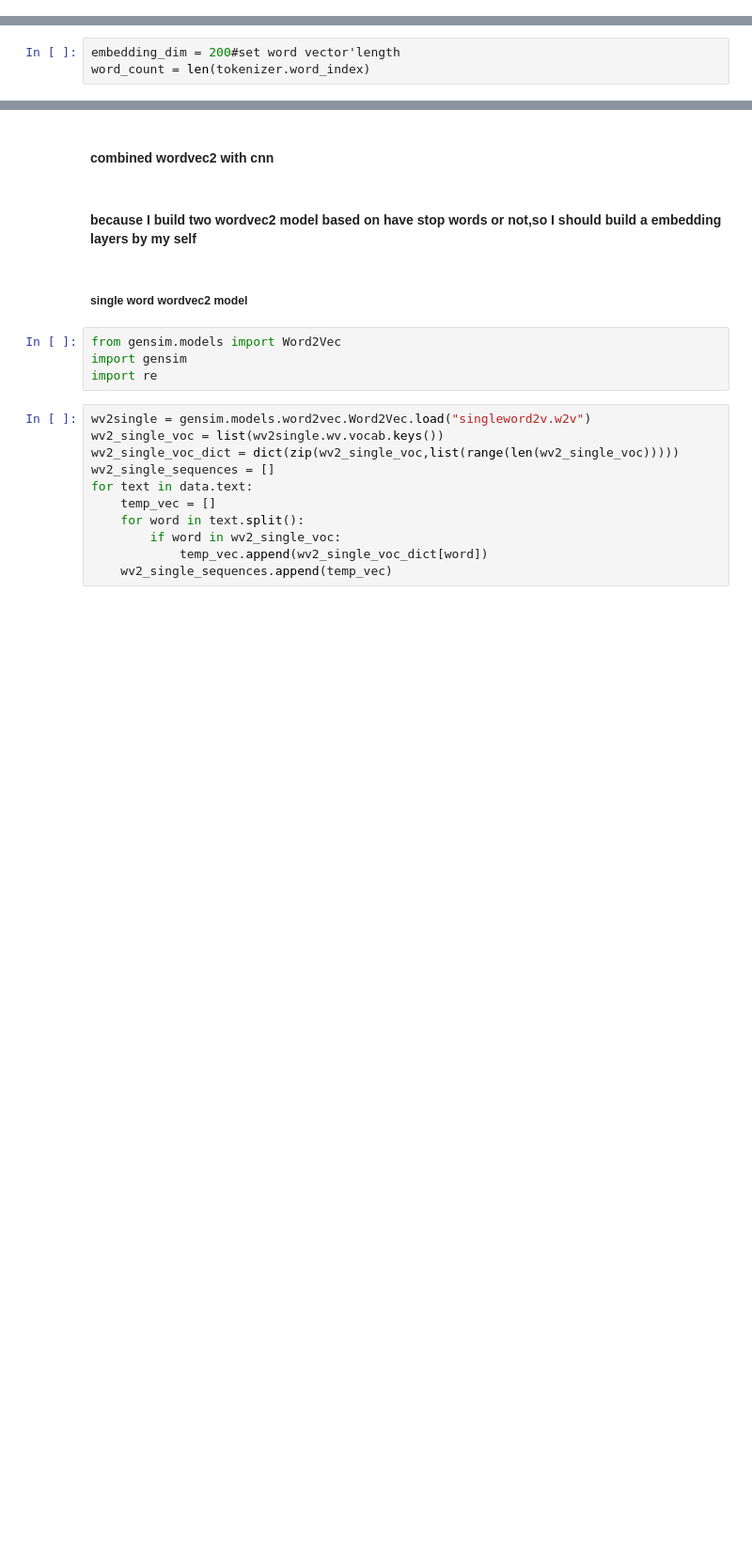
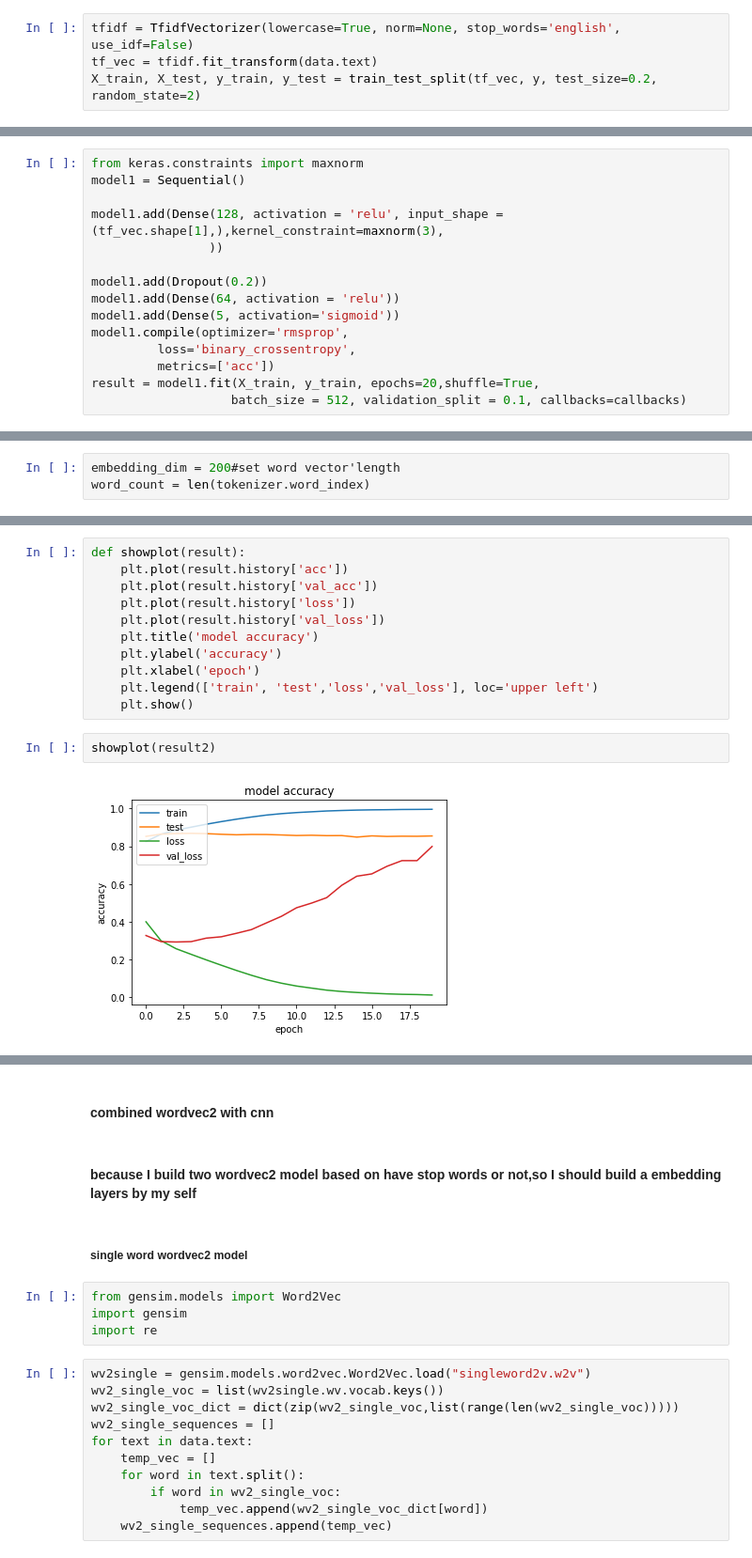
Before and after one commit to akkiannu/Predicting-Price-of-Bitcoin, a Jupyter notebook: CNN/MODEL build.ipynb, the cells around one changed output, grey strips where cells are left out. Shown at 94% size. Cells and saved outputs as stored; diff of their text form; blank space fills up the shorter version.

```diff
--- a/CNN/MODEL build.ipynb
+++ b/CNN/MODEL build.ipynb
@@ -159,0 +323,4 @@ Epoch 20/20
+# %%
+tfidf = TfidfVectorizer(lowercase=True, norm=None, stop_words='english', use_idf=False)
+tf_vec = tfidf.fit_transform(data.text)
+X_train, X_test, y_train, y_test = train_test_split(tf_vec, y, test_size=0.2, random_state=2)
@@ -159,0 +331,15 @@ Epoch 20/20
+# %%
+from keras.constraints import maxnorm
+model1 = Sequential()
+
+model1.add(Dense(128, activation = 'relu', input_shape = (tf_vec.shape[1],),kernel_constraint=maxnorm(3),
+                ))
+
+model1.add(Dropout(0.2))
+model1.add(Dense(64, activation = 'relu'))
+model1.add(Dense(5, activation='sigmoid'))
+model1.compile(optimizer='rmsprop',
+         loss='binary_crossentropy',
+         metrics=['acc'])
+result = model1.fit(X_train, y_train, epochs=20,shuffle=True,
+                   batch_size = 512, validation_split = 0.1, callbacks=callbacks)
@@ -273,3 +452,18 @@ Epoch 20/20
+# %%
+def showplot(result):
+    plt.plot(result.history['acc'])
+    plt.plot(result.history['val_acc'])
+    plt.plot(result.history['loss'])
+    plt.plot(result.history['val_loss'])
+    plt.title('model accuracy')
+    plt.ylabel('accuracy')
+    plt.xlabel('epoch')
+    plt.legend(['train', 'test','loss','val_loss'], loc='upper left')
+    plt.show()
+# %%
+showplot(result2)
+# %% [output]
+[figure, added]
 # %%
 model2.evaluate(X_test, y_test, verbose=0)[1]
 # %% [output]
```
Also changed, not shown: parts of 83 cells of this notebook.
